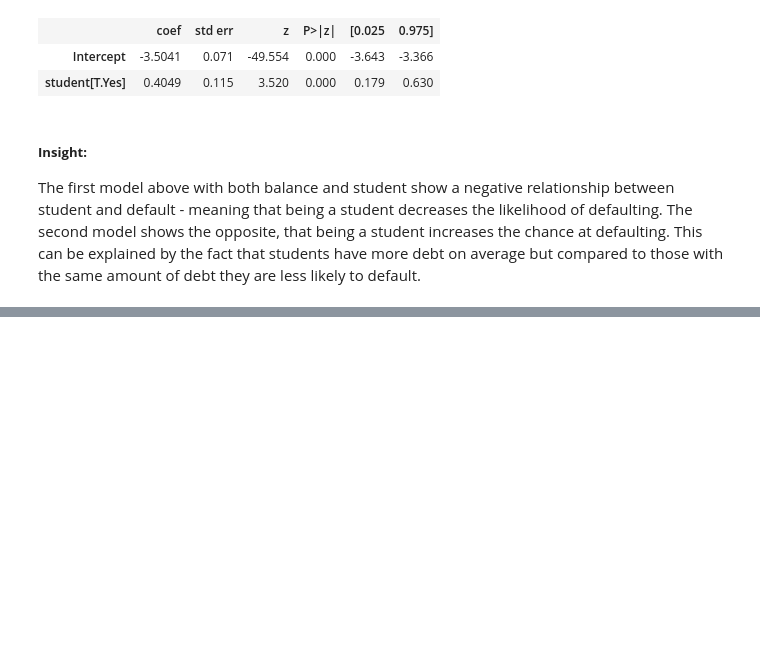
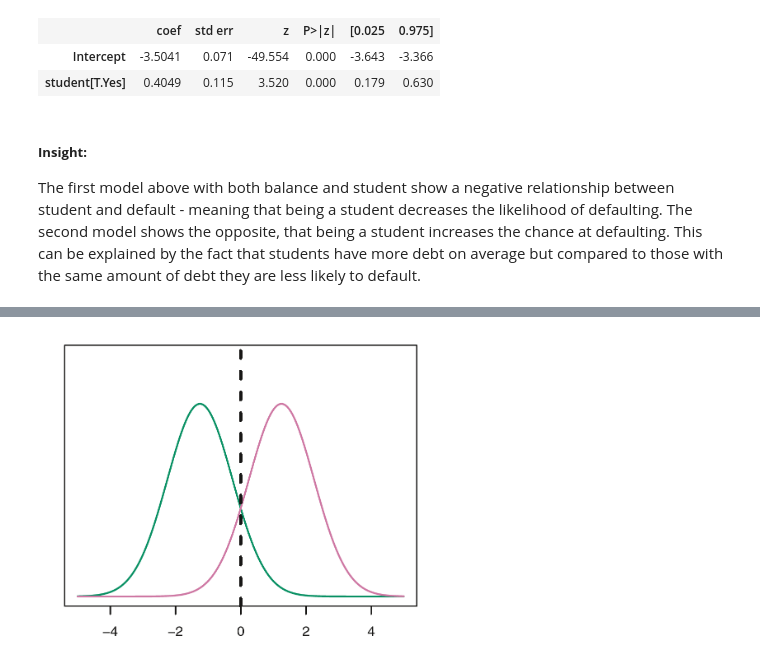
Before and after one commit to AzlinRusnan/Machine-Learning, a Jupyter notebook: Classification.ipynb, the cells around one changed output, grey strips where cells are left out. Saved outputs shown, nothing was run; the diff lists cells and outputs as text; code cells hidden in the pictures; blank space fills up the shorter version.

```diff
--- a/Classification.ipynb
+++ b/Classification.ipynb
@@ -264,0 +290,5 @@ The first model above with both balance and student show a negative relationship
+# %%
+from IPython.display import Image
+Image("/content/gdrive/MyDrive/STQD 6024 Machine Learning/p1.PNG", width =400)
+# %% [output]
+[figure, added]
```
Also changed, not shown: parts of 18 cells of this notebook.
